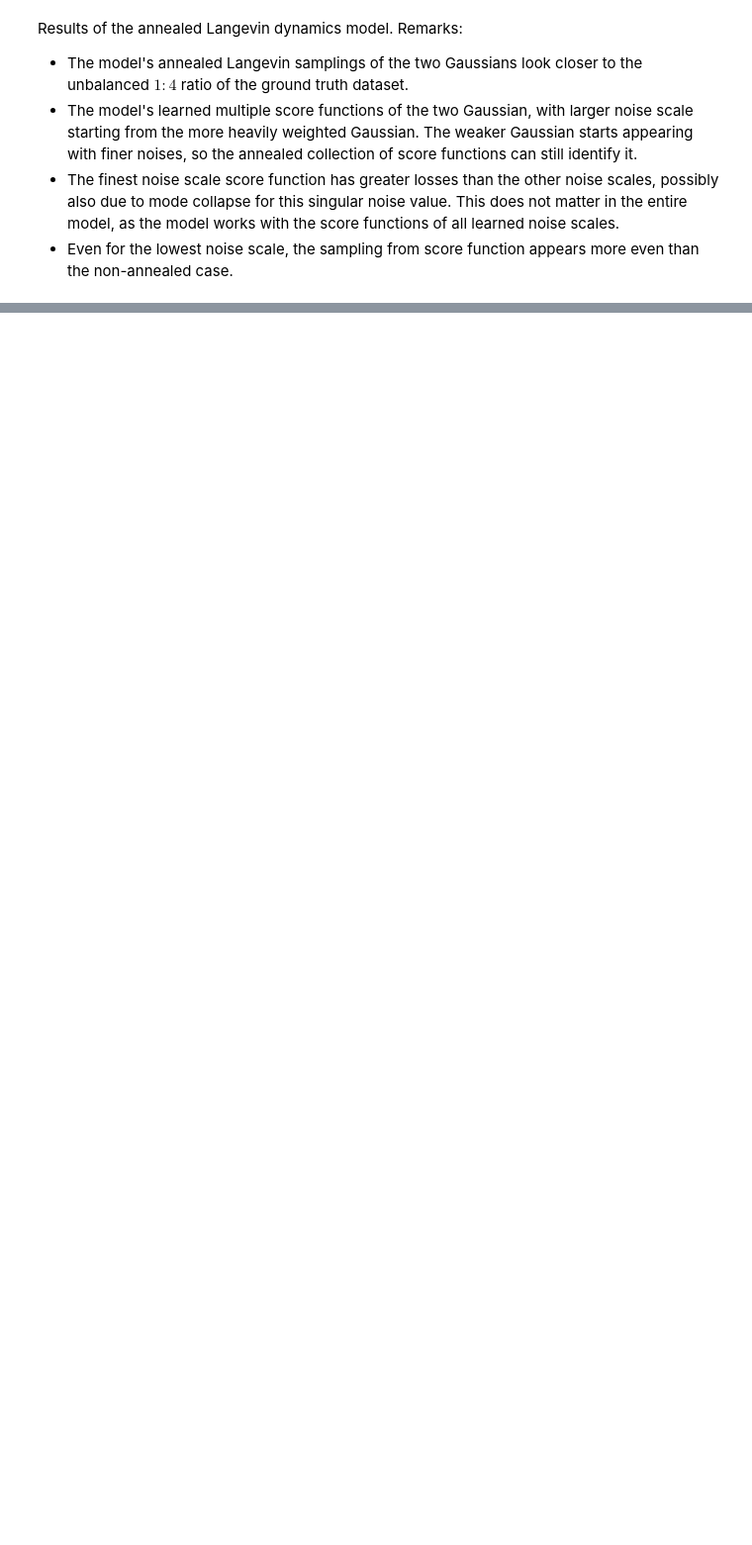
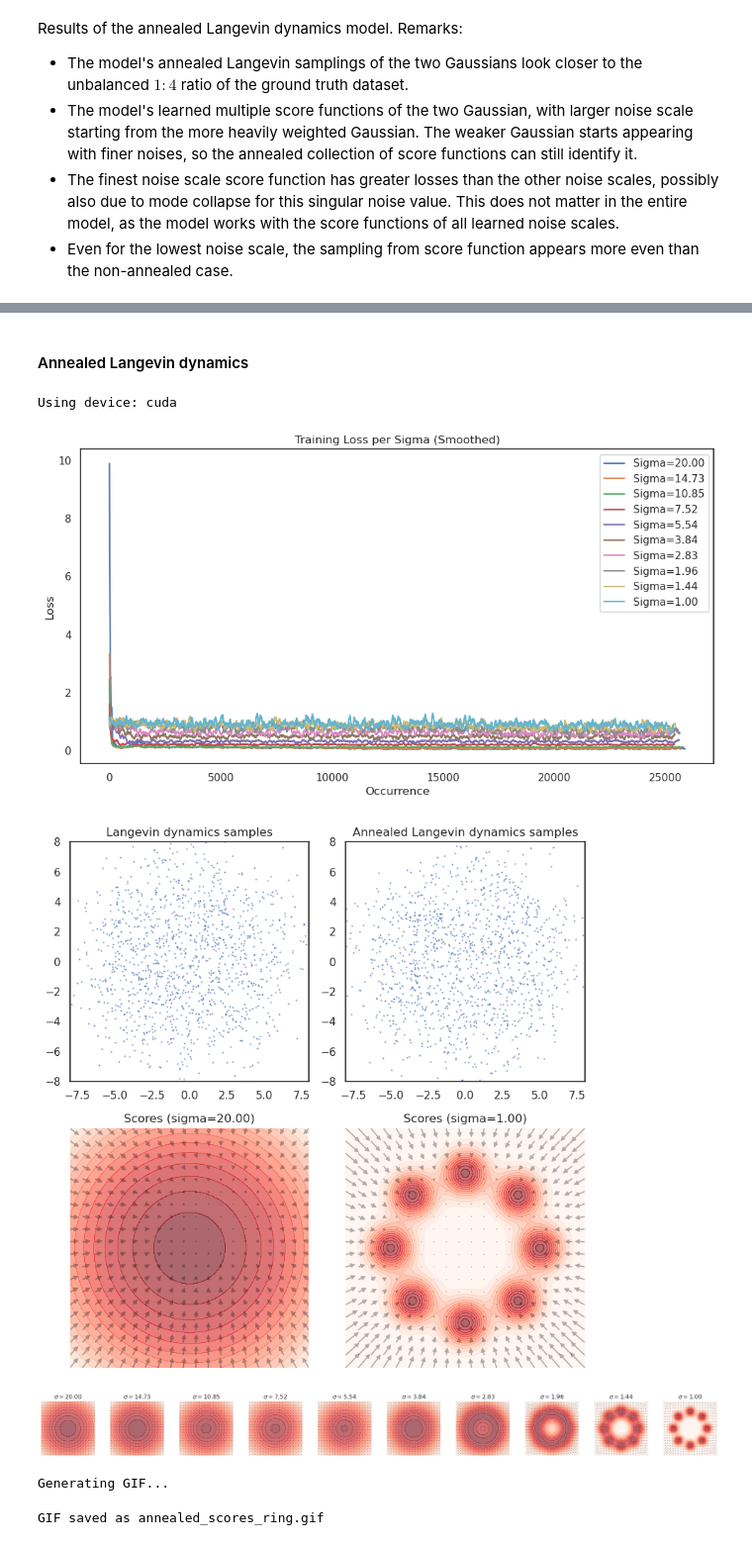
Before and after one commit to bachnguyenTE/ncsn-pres, a Jupyter notebook: two_gaussians_example.ipynb, the cells around one changed output, grey strips where cells are left out. Shown at 99% size. Cells and saved outputs as stored; diff of their text form; code cells hidden in the pictures; blank space fills up the shorter version.

```diff
--- a/two_gaussians_example.ipynb
+++ b/two_gaussians_example.ipynb
@@ -537,0 +560,14 @@ plt.show()
+# %% [markdown]
+#### Annealed Langevin dynamics
+# %%
+teacher_anneal_ring = GMMDistAnneal(dim=2, dist_type='ring')
+sigmas = torch.tensor(np.exp(np.linspace(np.log(20), 0., 50))).float().to(device)
+score_anneal_ring = train_annealed_langevin_model(teacher_anneal_ring, sigmas)
+visualize_annealed_langevin_model(score_anneal_ring, teacher_anneal_ring, sigmas, left_bound, right_bound, save_name='annealed_scores_ring.gif')
+# %% [output]
+Using device: cuda
+[figure, added]
+[figure, added]
+[figure, added]
+Generating GIF...
+GIF saved as annealed_scores_ring.gif
```
Also changed, not shown: parts of 24 cells of this notebook.
